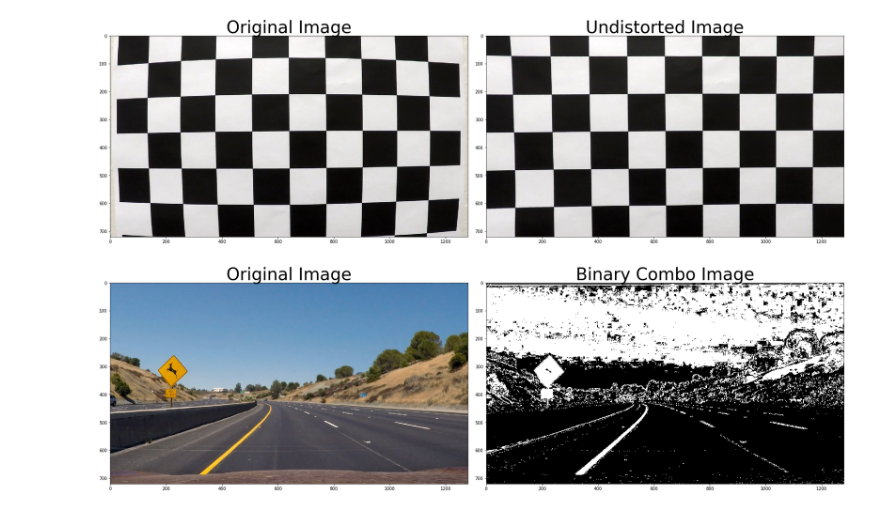
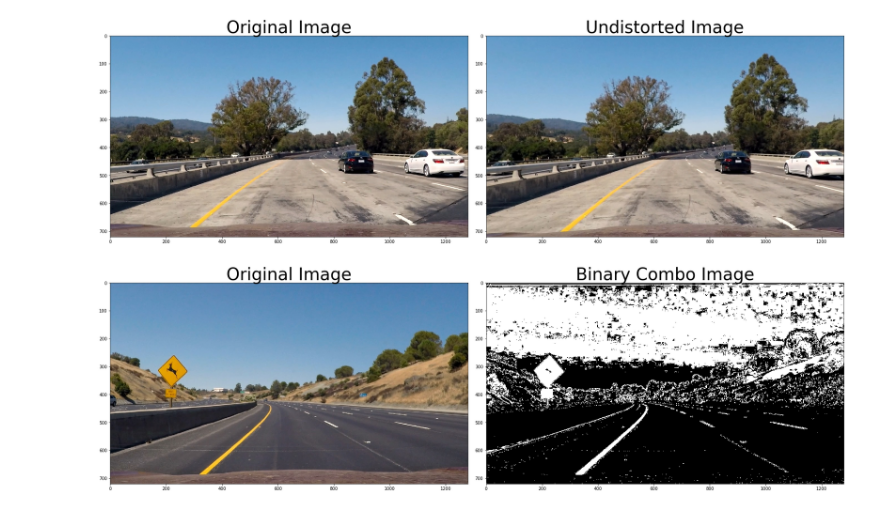
Before and after one commit to nihaldhamani/CarND-Advanced-Lane-Lines, a Jupyter notebook: P2.ipynb, the cells around one changed output. Cells and saved outputs as stored; diff of their text form; code cells hidden in the pictures.

```diff
--- a/P2.ipynb
+++ b/P2.ipynb
@@ -6,6 +6,8 @@ import matplotlib.pyplot as plt
 import matplotlib.image as mpimg
 
 def get_undistort_pts():
+    """function to get object and image points from calibrations
+    """
     objp = np.zeros((6*9,3), np.float32)
     objp[:,:2] = np.mgrid[0:9,0:6].T.reshape(-1,2)
 
@@ -29,26 +31,32 @@ def get_undistort_pts():
     return objpoints, imgpoints
 # %%
 def cal_undistort(img, objpoints, imgpoints):
+    """function to calculate the distortion from chessboard patterns
+    """
     gray = cv2.cvtColor(img,cv2.COLOR_BGR2GRAY)
     ret, mtx, dist, rvecs, tvecs = cv2.calibrateCamera(objpoints, imgpoints, gray.shape[::-1], None, None)
     undist = cv2.undistort(img, mtx, dist, None, mtx)
     return undist
 # %%
-img = mpimg.imread('camera_cal/calibration1.jpg')
+# check to see if undistortion works
+#img = mpimg.imread('camera_cal/calibration1.jpg')
+img = mpimg.imread('test_images/test1.jpg')
+
+
 objpoints, imgpoints = get_undistort_pts()
 undist = cal_undistort(img, objpoints, imgpoints)
 # Plot the result
 f, (ax1, ax2) = plt.subplots(1, 2, figsize=(24, 9))
 f.tight_layout()
 
 ax1.imshow(img)
 ax1.set_title('Original Image', fontsize=40)
 
 ax2.imshow(undist)
 ax2.set_title('Undistorted Image', fontsize=40)
 plt.subplots_adjust(left=0., right=1, top=0.9, bottom=0.)
-plt.savefig('output_images/undistort.jpg')
+plt.savefig('output_images/road_undistort.jpg')
 # %% [output]
-[figure, old version]
+[figure, new version]
 # %%
 def region_of_interest(img, vertices):
```
Also changed, not shown: parts of 10 cells of this notebook, 2 other files.
